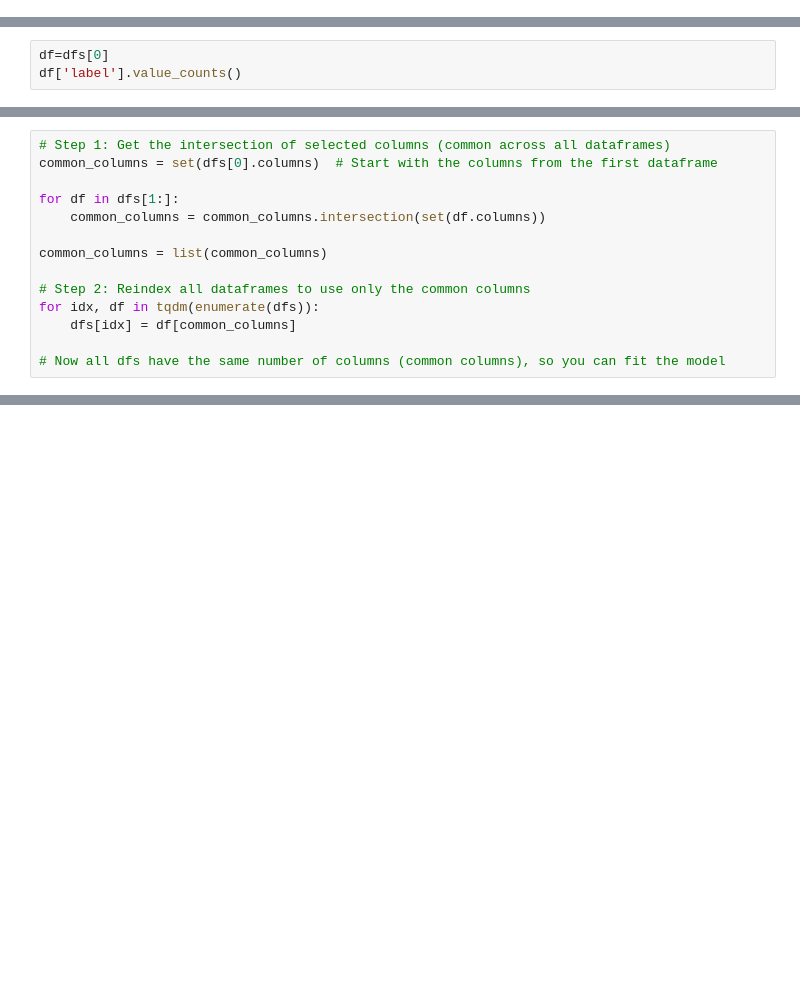
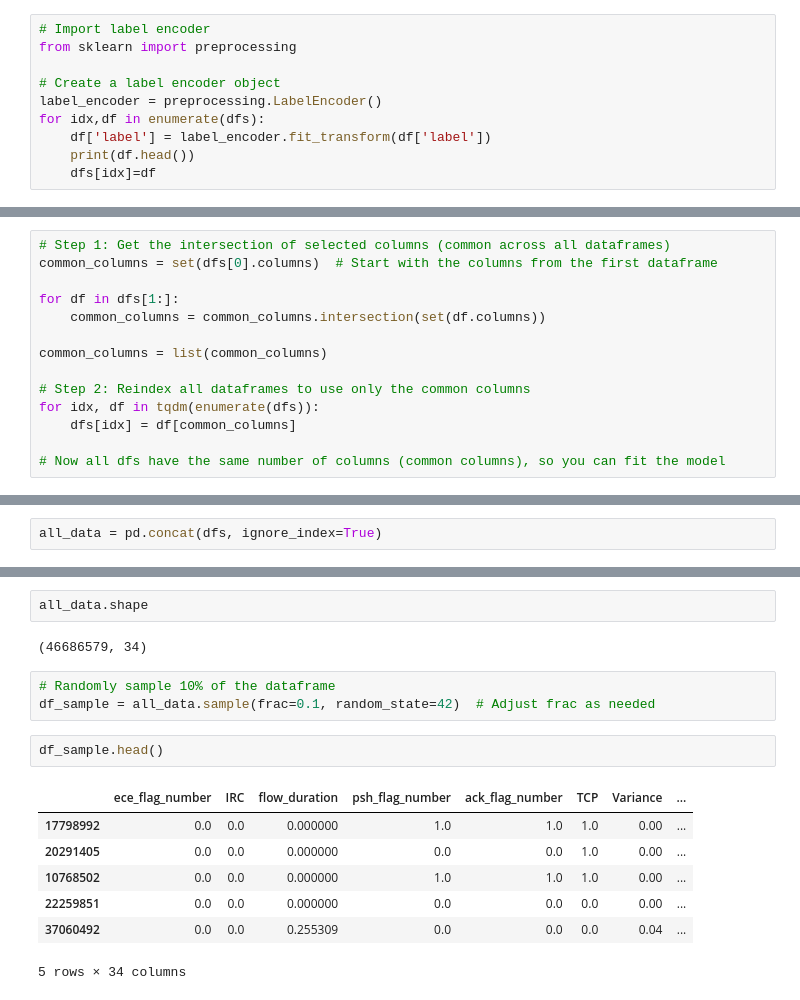
Before and after one commit to edwin16804/DL-based-IoT-intrusion-detection, a Jupyter notebook: multiclass.ipynb, the cells around one changed output, grey strips where cells are left out. Saved outputs shown, nothing was run; the diff lists cells and outputs as text; blank space fills up the shorter version.

```diff
--- a/multiclass.ipynb
+++ b/multiclass.ipynb
@@ -59,3 +59,13 @@ for df in dfs:
 (34,)
 (34,)
 (34,)
+# %%
+# Import label encoder
+from sklearn import preprocessing
+
+# Create a label encoder object
+label_encoder = preprocessing.LabelEncoder()
+for idx,df in enumerate(dfs):
+    df['label'] = label_encoder.fit_transform(df['label'])
+    print(df.head())
+    dfs[idx]=df
@@ -75,6 +103,3 @@ print(labels_dict)
 for idx,df in tqdm(enumerate(dfs)):
     df['label']=df['label'].map(labels_dict)
     dfs[idx]=df
-# %%
-df=dfs[0]
-df['label'].value_counts()
@@ -166,0 +153,2 @@ for df in dfs:
+# %%
+all_data = pd.concat(dfs, ignore_index=True)
@@ -167,3 +175,20 @@ for df in dfs:
+# %%
+all_data.shape
+# %% [output]
+(46686579, 34)
+# %%
+# Randomly sample 10% of the dataframe
+df_sample = all_data.sample(frac=0.1, random_state=42)  # Adjust frac as needed
+# %%
+df_sample.head()
+# %% [output]
+|  | ece_flag_number | IRC | flow_duration | psh_flag_number | ack_flag_number | TCP | Variance | ... |
+| 17798992 | 0.0 | 0.0 | 0.000000 | 1.0 | 1.0 | 1.0 | 0.00 | ... |
+| 20291405 | 0.0 | 0.0 | 0.000000 | 0.0 | 0.0 | 1.0 | 0.00 | ... |
+| 10768502 | 0.0 | 0.0 | 0.000000 | 1.0 | 1.0 | 1.0 | 0.00 | ... |
+| 22259851 | 0.0 | 0.0 | 0.000000 | 0.0 | 0.0 | 0.0 | 0.00 | ... |
+| 37060492 | 0.0 | 0.0 | 0.255309 | 0.0 | 0.0 | 0.0 | 0.04 | ... |
+5 rows × 34 columns
 # %%
 from tensorflow.keras.models import Sequential
 from tensorflow.keras.layers import LSTM, Dense
```
Also changed, not shown: parts of 7 cells of this notebook.
